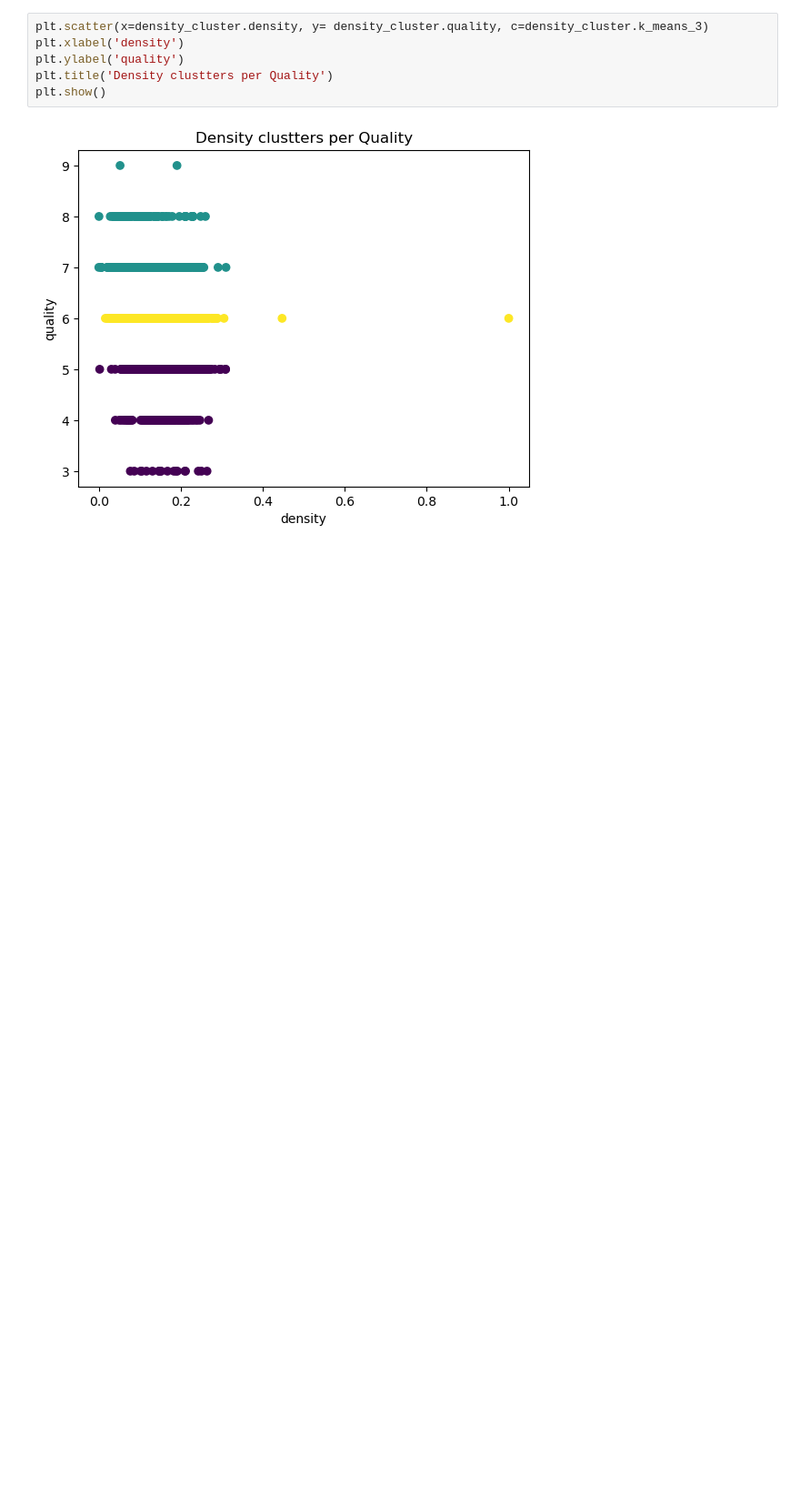
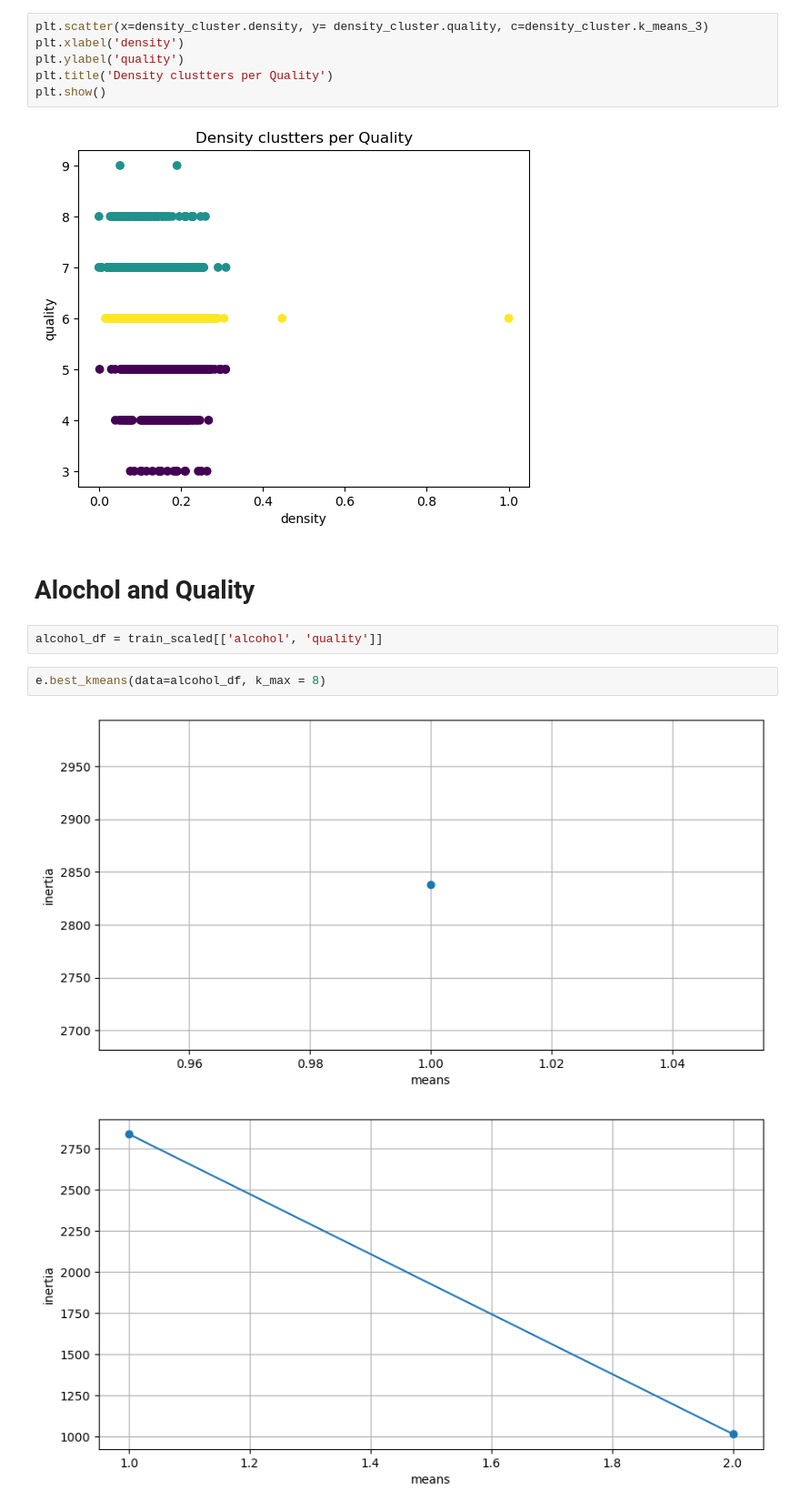
Before and after one commit to Wine-qualitity/wine-qualitiy-model, a Jupyter notebook: exploration_personal.ipynb, the cells around one changed output. Shown at 91% size. Cells and saved outputs as stored; diff of their text form; blank space fills up the shorter version.

```diff
--- a/exploration_personal.ipynb
+++ b/exploration_personal.ipynb
@@ -407,4 +407,11 @@ plt.show()
 # %% [output]
 [figure]
 # %% [markdown]
-#
+# Alochol and  Quality
+# %%
+alcohol_df = train_scaled[['alcohol', 'quality']]
+# %%
+e.best_kmeans(data=alcohol_df, k_max = 8)
+# %% [output]
+[figure, added]
+[figure, added]
```
Also changed, not shown: parts of 11 cells of this notebook, 1 other file.
